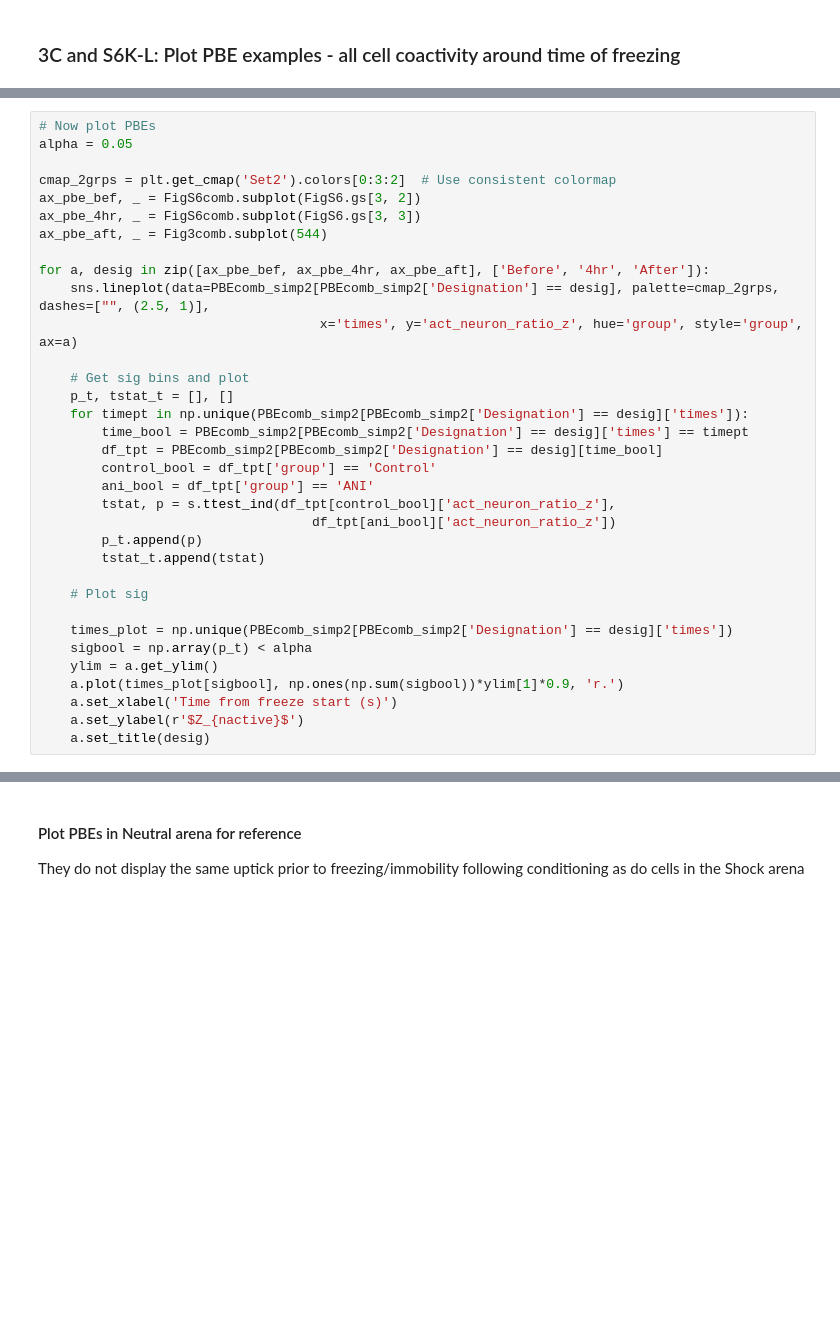
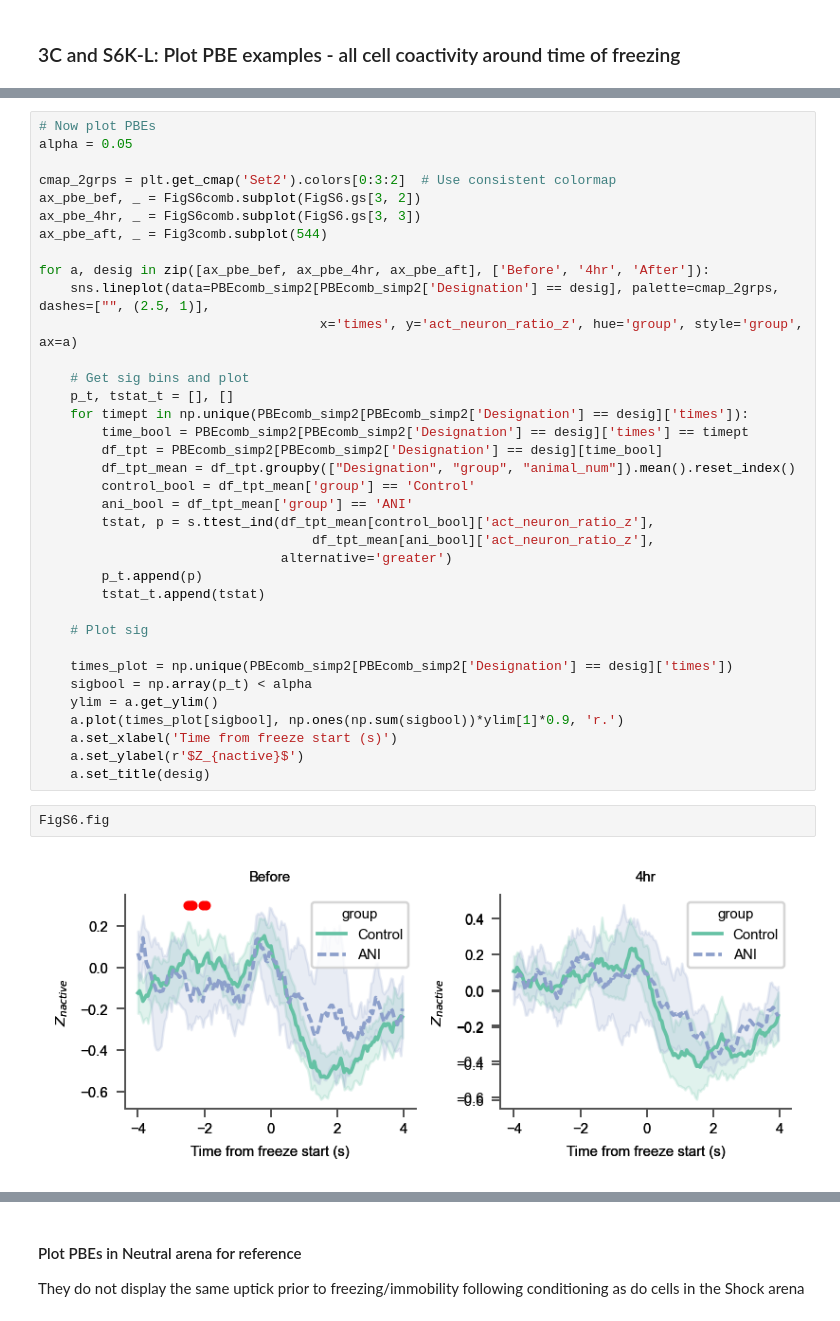
Before and after one commit to nkinsky/Eraser, a Jupyter notebook: Notebooks/Figure3.ipynb, the cells around one changed output, grey strips where cells are left out. Drawn from its saved outputs; the diff is of its cells as text; blank space fills up the shorter version.

```diff
--- a/Notebooks/Figure3.ipynb
+++ b/Notebooks/Figure3.ipynb
@@ -208,10 +252,12 @@ for a, desig in zip([ax_pbe_bef, ax_pbe_4hr, ax_pbe_aft], ['Before', '4hr', 'Aft
     for timept in np.unique(PBEcomb_simp2[PBEcomb_simp2['Designation'] == desig]['times']):
         time_bool = PBEcomb_simp2[PBEcomb_simp2['Designation'] == desig]['times'] == timept
         df_tpt = PBEcomb_simp2[PBEcomb_simp2['Designation'] == desig][time_bool]
-        control_bool = df_tpt['group'] == 'Control'
-        ani_bool = df_tpt['group'] == 'ANI'
-        tstat, p = s.ttest_ind(df_tpt[control_bool]['act_neuron_ratio_z'],
-                                   df_tpt[ani_bool]['act_neuron_ratio_z'])
+        df_tpt_mean = df_tpt.groupby(["Designation", "group", "animal_num"]).mean().reset_index()
+        control_bool = df_tpt_mean['group'] == 'Control'
+        ani_bool = df_tpt_mean['group'] == 'ANI'
+        tstat, p = s.ttest_ind(df_tpt_mean[control_bool]['act_neuron_ratio_z'],
+                                   df_tpt_mean[ani_bool]['act_neuron_ratio_z'],
+                               alternative='greater')
         p_t.append(p)
         tstat_t.append(tstat)
 
@@ -224,3 +270,7 @@ for a, desig in zip([ax_pbe_bef, ax_pbe_4hr, ax_pbe_aft], ['Before', '4hr', 'Aft
     a.set_xlabel('Time from freeze start (s)')
     a.set_ylabel(r'$Z_{nactive}$')
     a.set_title(desig)
+# %%
+FigS6.fig
+# %% [output]
+[figure, added]
```
Also changed, not shown: parts of 6 cells of this notebook, 1 other file.
